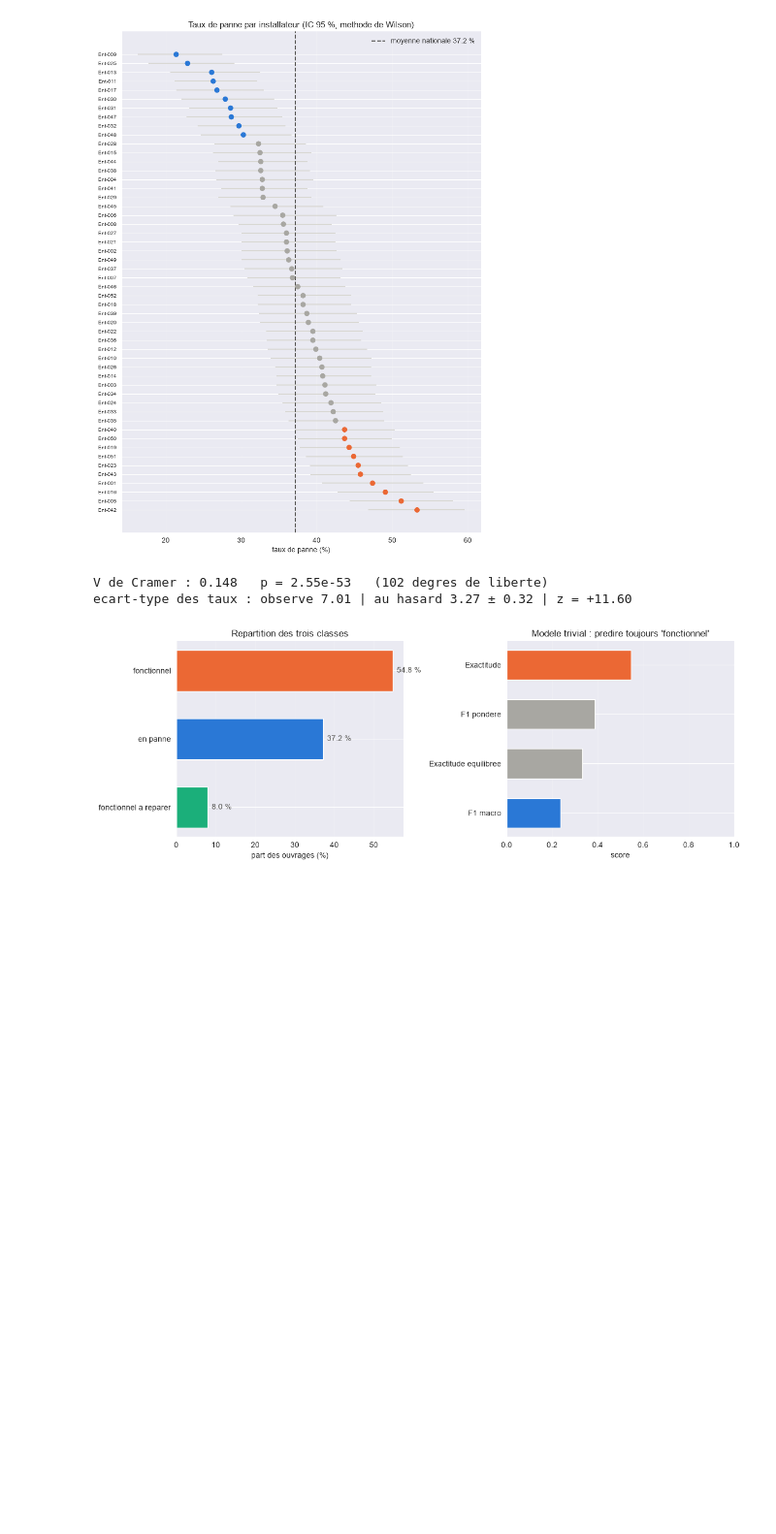
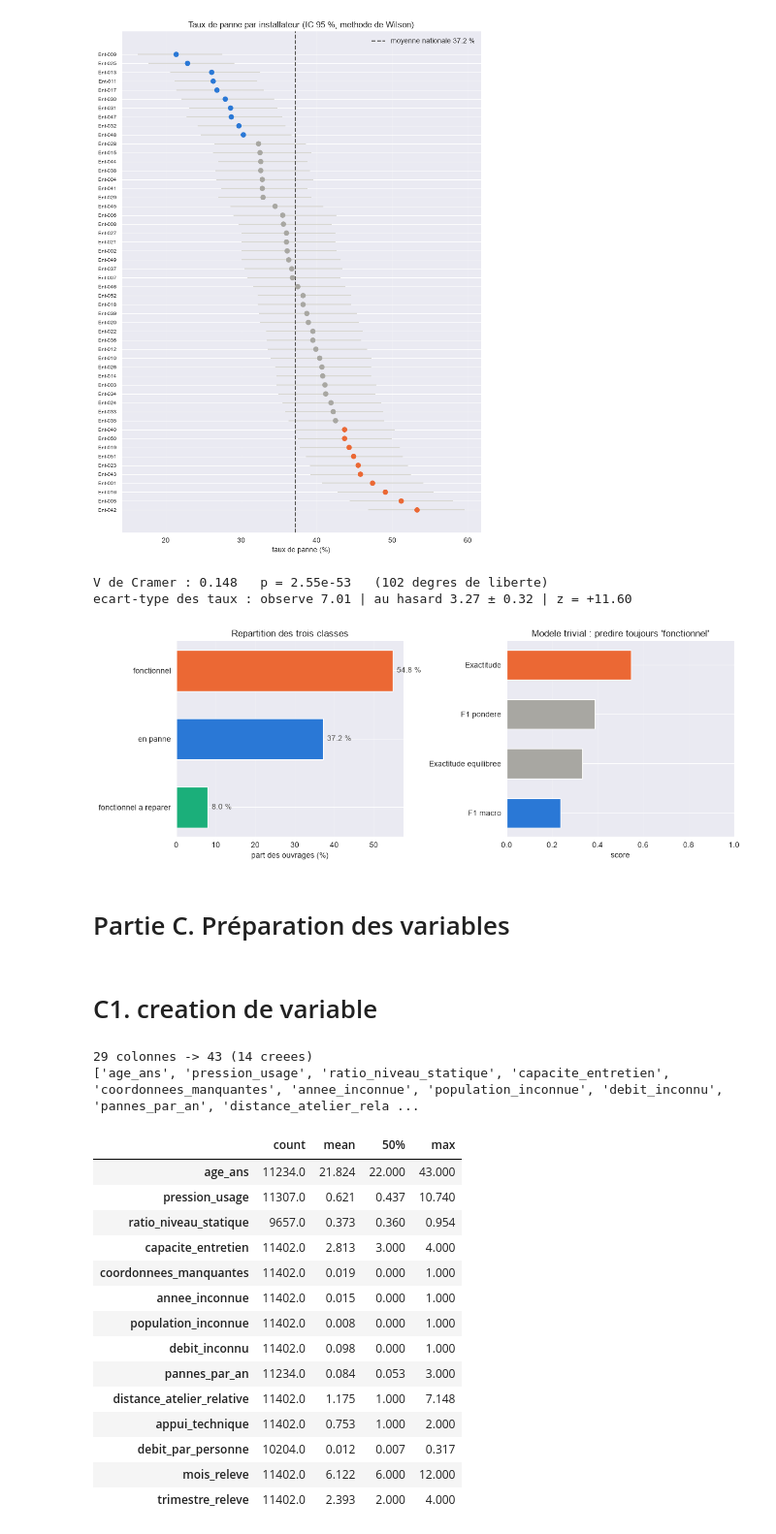
Before and after one commit to perrin1/points_eau, a Jupyter notebook: notebooks/note.ipynb, the cells around one changed output. Shown at 97% size. Cells and saved outputs as stored; diff of their text form; code cells hidden in the pictures; blank space fills up the shorter version.

Commit message:
Partie C. Préparation des variables , Partie D . Modélisation

```diff
--- a/notebooks/note.ipynb
+++ b/notebooks/note.ipynb
@@ -1013,3 +1019,33 @@ for ax in axes:
 fig.tight_layout(); fig.savefig("../reports/b1_classes.png", dpi=150, bbox_inches="tight")
 # %% [output]
 [figure]
+# %% [markdown]
+# Partie C.  Préparation des variables
+# %% [markdown]
+# C1.  creation de variable
+# %%
+df_propre = nettoyer(pd.read_csv("../data/points_eau.csv"))
+df = preparer(pd.read_csv("../data/points_eau.csv"))
+
+DERIVEES = [c for c in df.columns if c not in df_propre.columns]
+print(f"{df_propre.shape[1]} colonnes -> {df.shape[1]} ({len(DERIVEES)} creees)")
+print(DERIVEES)
+display(df[DERIVEES].describe().T[["count", "mean", "50%", "max"]].round(3))
+# %% [output]
+29 colonnes -> 43 (14 creees)
+['age_ans', 'pression_usage', 'ratio_niveau_statique', 'capacite_entretien', 'coordonnees_manquantes', 'annee_inconnue', 'population_inconnue', 'debit_inconnu', 'pannes_par_an', 'distance_atelier_rela ...
+|  | count | mean | 50% | max |
+| age_ans | 11234.0 | 21.824 | 22.000 | 43.000 |
+| pression_usage | 11307.0 | 0.621 | 0.437 | 10.740 |
+| ratio_niveau_statique | 9657.0 | 0.373 | 0.360 | 0.954 |
+| capacite_entretien | 11402.0 | 2.813 | 3.000 | 4.000 |
+| coordonnees_manquantes | 11402.0 | 0.019 | 0.000 | 1.000 |
+| annee_inconnue | 11402.0 | 0.015 | 0.000 | 1.000 |
+| population_inconnue | 11402.0 | 0.008 | 0.000 | 1.000 |
+| debit_inconnu | 11402.0 | 0.098 | 0.000 | 1.000 |
+| pannes_par_an | 11234.0 | 0.084 | 0.053 | 3.000 |
+| distance_atelier_relative | 11402.0 | 1.175 | 1.000 | 7.148 |
+| appui_technique | 11402.0 | 0.753 | 1.000 | 2.000 |
+| debit_par_personne | 10204.0 | 0.012 | 0.007 | 0.317 |
+| mois_releve | 11402.0 | 6.122 | 6.000 | 12.000 |
+| trimestre_releve | 11402.0 | 2.393 | 2.000 | 4.000 |
```
Also changed, not shown: parts of 7 cells of this notebook, 12 other files.
